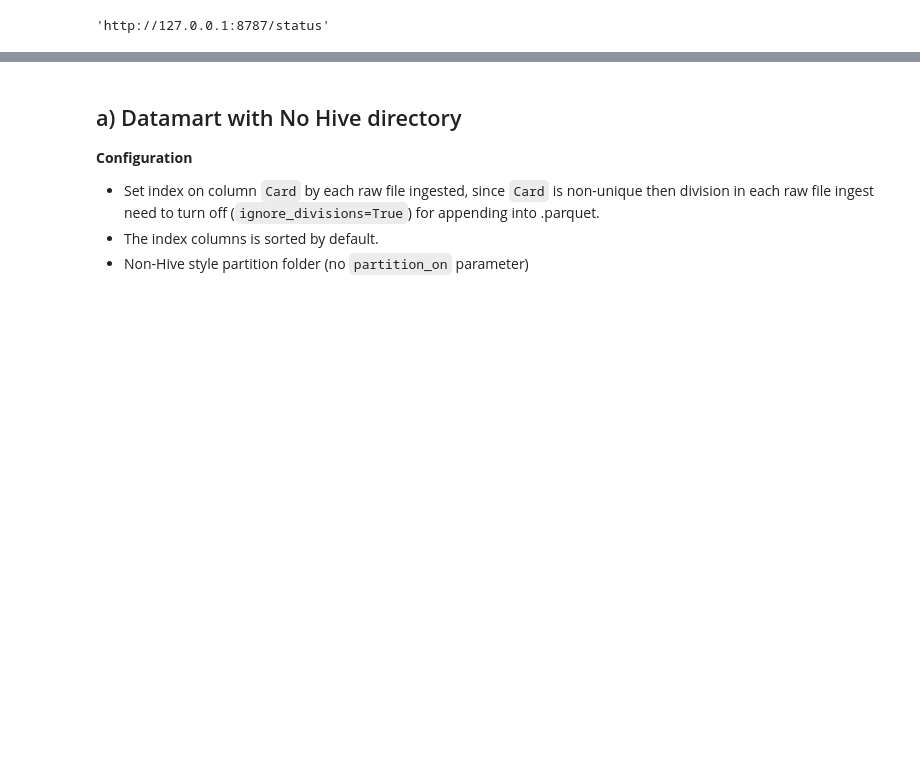
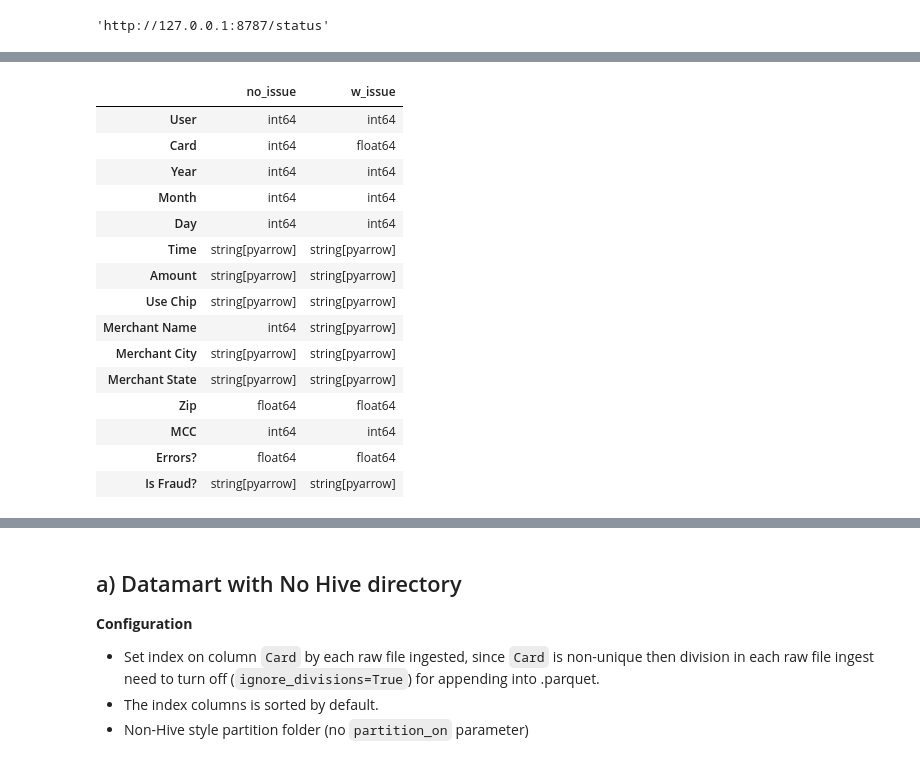
Before and after one commit to pbdanny/PythonProject, a Jupyter notebook: Dask/notebook/dask_cluster_save_load_data_kaggle.ipynb, the cells around one changed output, grey strips where cells are left out. Saved outputs shown, nothing was run; the diff lists cells and outputs as text; code cells hidden in the pictures; blank space fills up the shorter version.

```diff
--- a/Dask/notebook/dask_cluster_save_load_data_kaggle.ipynb
+++ b/Dask/notebook/dask_cluster_save_load_data_kaggle.ipynb
@@ -116,0 +214,20 @@ client.dashboard_link
+# %%
+pdf = pd.concat([no_issue.dtypes.to_frame(name='no_issue'), w_issue.dtypes.to_frame(name="w_issue")], axis="columns")
+pdf
+# %% [output]
+|  | no_issue | w_issue |
+| User | int64 | int64 |
+| Card | int64 | float64 |
+| Year | int64 | int64 |
+| Month | int64 | int64 |
+| Day | int64 | int64 |
+| Time | string[pyarrow] | string[pyarrow] |
+| Amount | string[pyarrow] | string[pyarrow] |
+| Use Chip | string[pyarrow] | string[pyarrow] |
+| Merchant Name | int64 | string[pyarrow] |
+| Merchant City | string[pyarrow] | string[pyarrow] |
+| Merchant State | string[pyarrow] | string[pyarrow] |
+| Zip | float64 | float64 |
+| MCC | int64 | int64 |
+| Errors? | float64 | float64 |
+| Is Fraud? | string[pyarrow] | string[pyarrow] |
```
Also changed, not shown: parts of 26 cells of this notebook.
